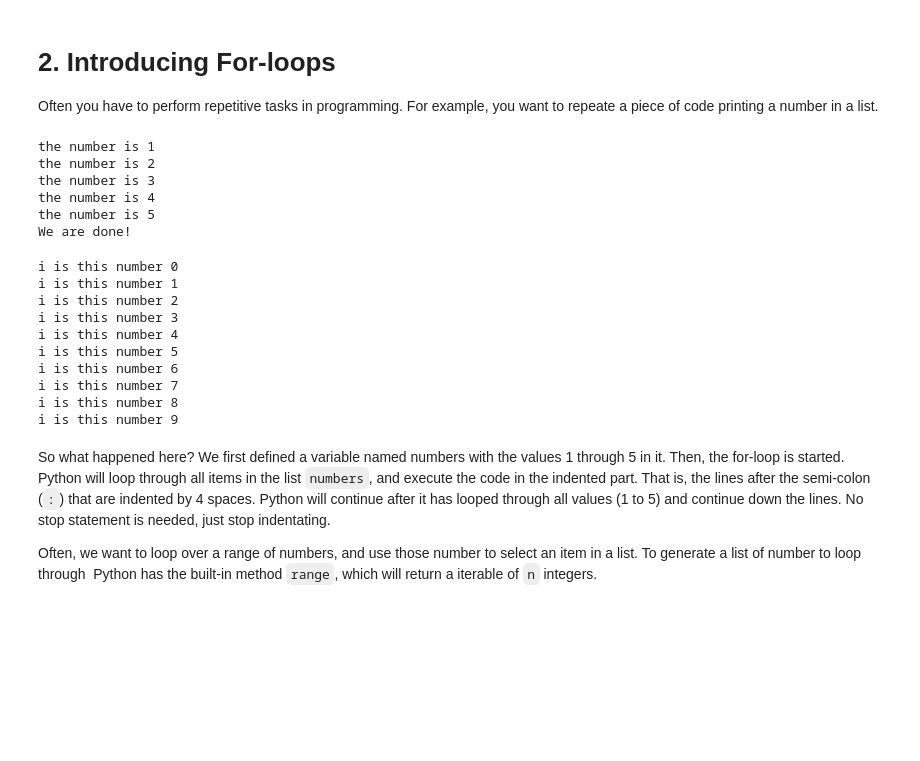
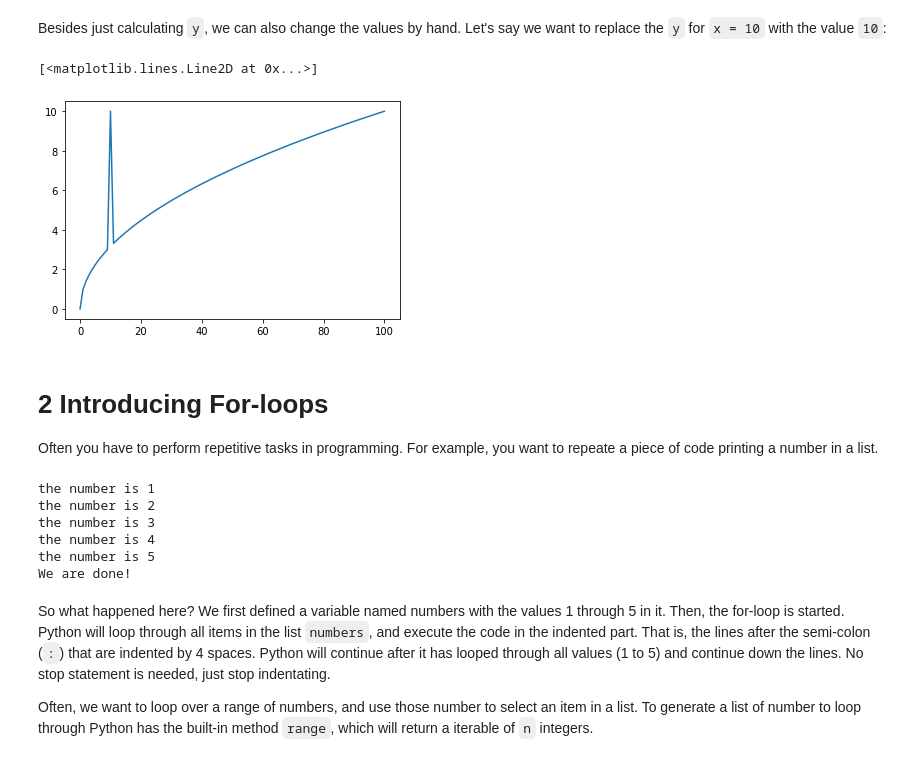
Before and after one commit to hydrogeology-graz/geopython_course, a Jupyter notebook: Lecture_3/Notebook3.ipynb, the cells around one changed output. Saved outputs shown, nothing was run; the diff lists cells and outputs as text; code cells hidden in the pictures; blank space fills up the shorter version.

```diff
--- a/Lecture_3/Notebook3.ipynb
+++ b/Lecture_3/Notebook3.ipynb
@@ -106,5 +62,14 @@ numbers[-1:2:-1]
+# %% [markdown]
+Besides just calculating `y`, we can also change the values by hand.
+Let's say we want to replace the `y` for `x = 10` with the value `10`:
+# %%
+y[10] = 10
+plt.plot(x,y)
+# %% [output]
+[<matplotlib.lines.Line2D at 0x...>]
+[figure, added]
 # %% [markdown]
-# 2. Introducing For-loops
+# 2 Introducing For-loops
 Often you have to perform repetitive tasks in programming. For example, you want to repeate a piece of code printing a number in a list.
 # %%
 numbers =  [1,2,3,4,5]
@@ -122,20 +87,6 @@ the number is 3
 the number is 4
 the number is 5
 We are done!
-# %%
-for i in range(10):
-    print("i is this number", i)
-# %% [output]
-i is this number 0
-i is this number 1
-i is this number 2
-i is this number 3
-i is this number 4
-i is this number 5
-i is this number 6
-i is this number 7
-i is this number 8
-i is this number 9
 # %% [markdown]
 So what happened here? We first defined a variable named numbers with the values 1 through 5 in it. Then, the for-loop is started. Python will loop through all items in the list `numbers`, and execute the code in the indented part. That is, the lines after the semi-colon (`:`) that are indented by 4 spaces. Python will continue after it has looped through all values (1 to 5) and continue down the lines. No stop statement is needed, just stop indentating.
 
```
Also changed, not shown: parts of 62 cells of this notebook.
